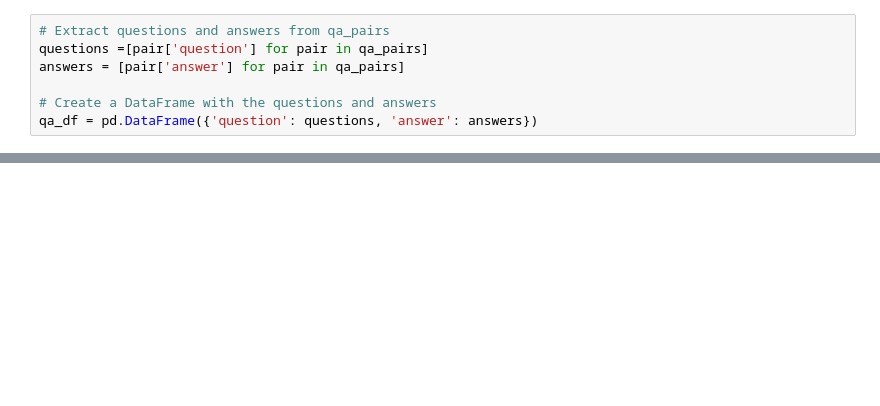
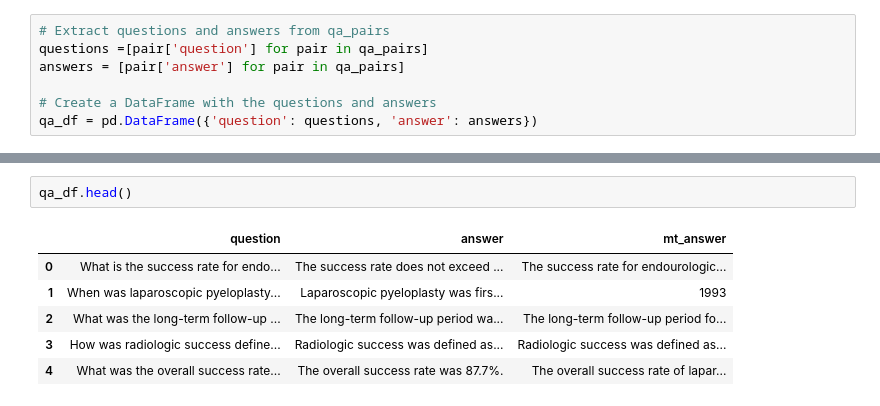
Before and after one commit to Dimantarian/chunky_monkey, a Jupyter notebook: topic_density_chunking/Chunking EDA.ipynb, the cells around one changed output, grey strips where cells are left out. Cells and saved outputs as stored; diff of their text form; blank space fills up the shorter version.

```diff
--- a/topic_density_chunking/Chunking EDA.ipynb
+++ b/topic_density_chunking/Chunking EDA.ipynb
@@ -487,0 +658,9 @@ qa_df.to_csv(f'data/qa_df-{model}.csv', index=False)
+# %%
+qa_df.head()
+# %% [output]
+|  | question | answer | mt_answer |
+| 0 | What is the success rate for endo... | The success rate does not exceed ... | The success rate for endourologic... |
+| 1 | When was laparoscopic pyeloplasty... | Laparoscopic pyeloplasty was firs... | 1993 |
+| 2 | What was the long-term follow-up ... | The long-term follow-up period wa... | The long-term follow-up period fo... |
+| 3 | How was radiologic success define... | Radiologic success was defined as... | Radiologic success was defined as... |
+| 4 | What was the overall success rate... | The overall success rate was 87.7%. | The overall success rate of lapar... |
```
Also changed, not shown: parts of 22 cells of this notebook, 11 other files.
